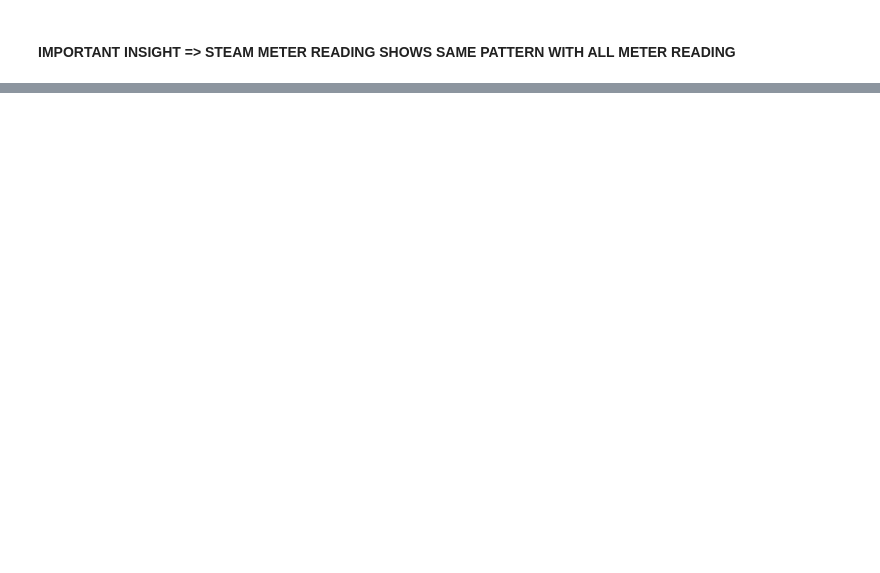
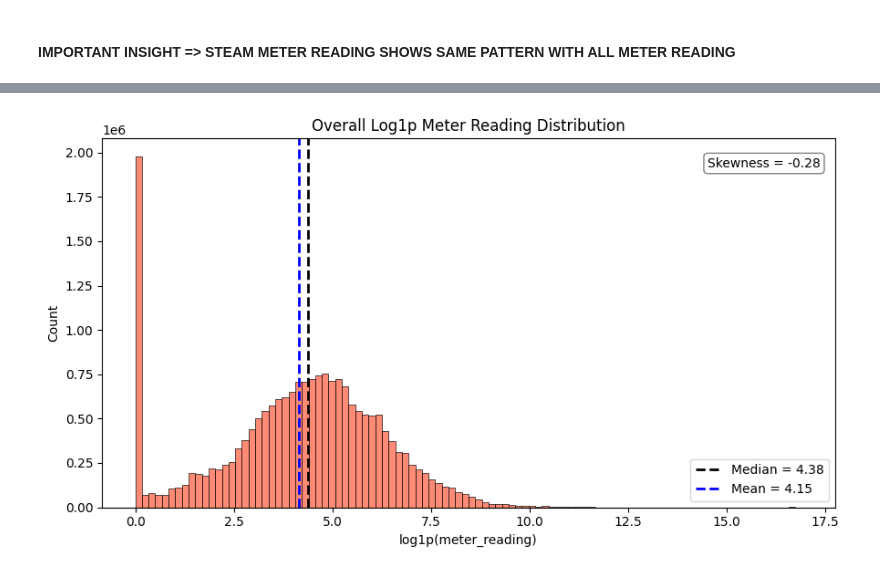
Before and after one commit to CarpeDiem0110/ashrae_energy_prediction, a Jupyter notebook: scripts/eda_energy_predict.ipynb, the cells around one changed output, grey strips where cells are left out. Cells and saved outputs as stored; diff of their text form; code cells hidden in the pictures; blank space fills up the shorter version.

```diff
--- a/scripts/eda_energy_predict.ipynb
+++ b/scripts/eda_energy_predict.ipynb
@@ -346,0 +433,28 @@ steam_frame.head()
+# %%
+log_meter_reading = np.log1p(train["meter_reading"])
+log_skew = log_meter_reading.skew()
+
+fig, ax = plt.subplots(figsize=(9, 5))
+
+sns.histplot(log_meter_reading, bins=100, ax=ax, color="tomato")
+ax.axvline(log_meter_reading.median(), color="black", linestyle="--", linewidth=2, label=f"Median = {log_meter_reading.median():.2f}")
+ax.axvline(log_meter_reading.mean(), color="blue", linestyle="--", linewidth=2, label=f"Mean = {log_meter_reading.mean():.2f}")
+
+ax.text(
+    0.98, 0.95,
+    f"Skewness = {log_skew:.2f}",
+    transform=ax.transAxes,
+    ha="right",
+    va="top",
+    bbox=dict(boxstyle="round", facecolor="white", edgecolor="gray")
+)
+
+ax.set_title("Overall Log1p Meter Reading Distribution")
+ax.set_xlabel("log1p(meter_reading)")
+ax.set_ylabel("Count")
+ax.legend()
+
+plt.tight_layout()
+plt.show()
+# %% [output]
+[figure, added]
```
Also changed, not shown: parts of 59 cells of this notebook.
